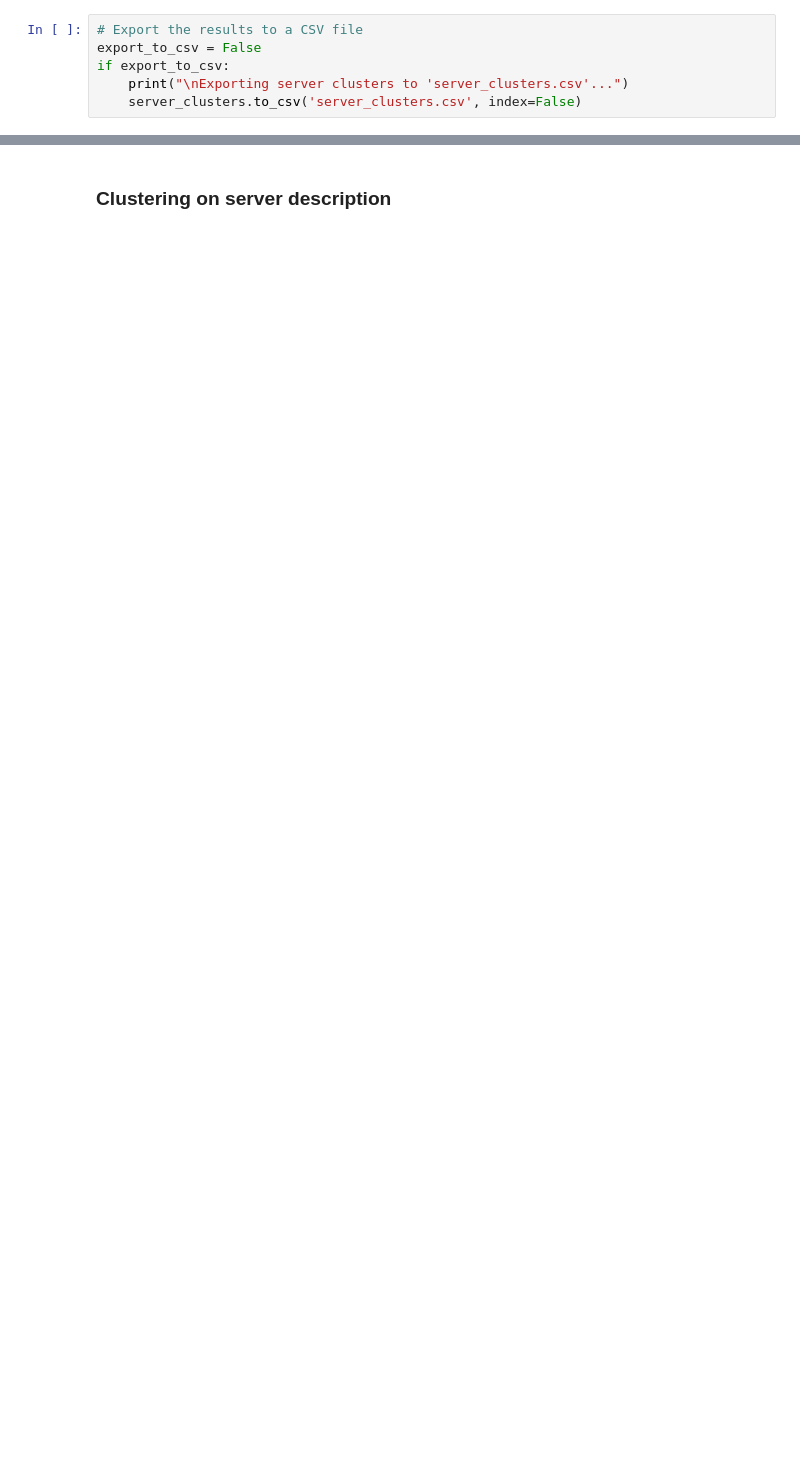
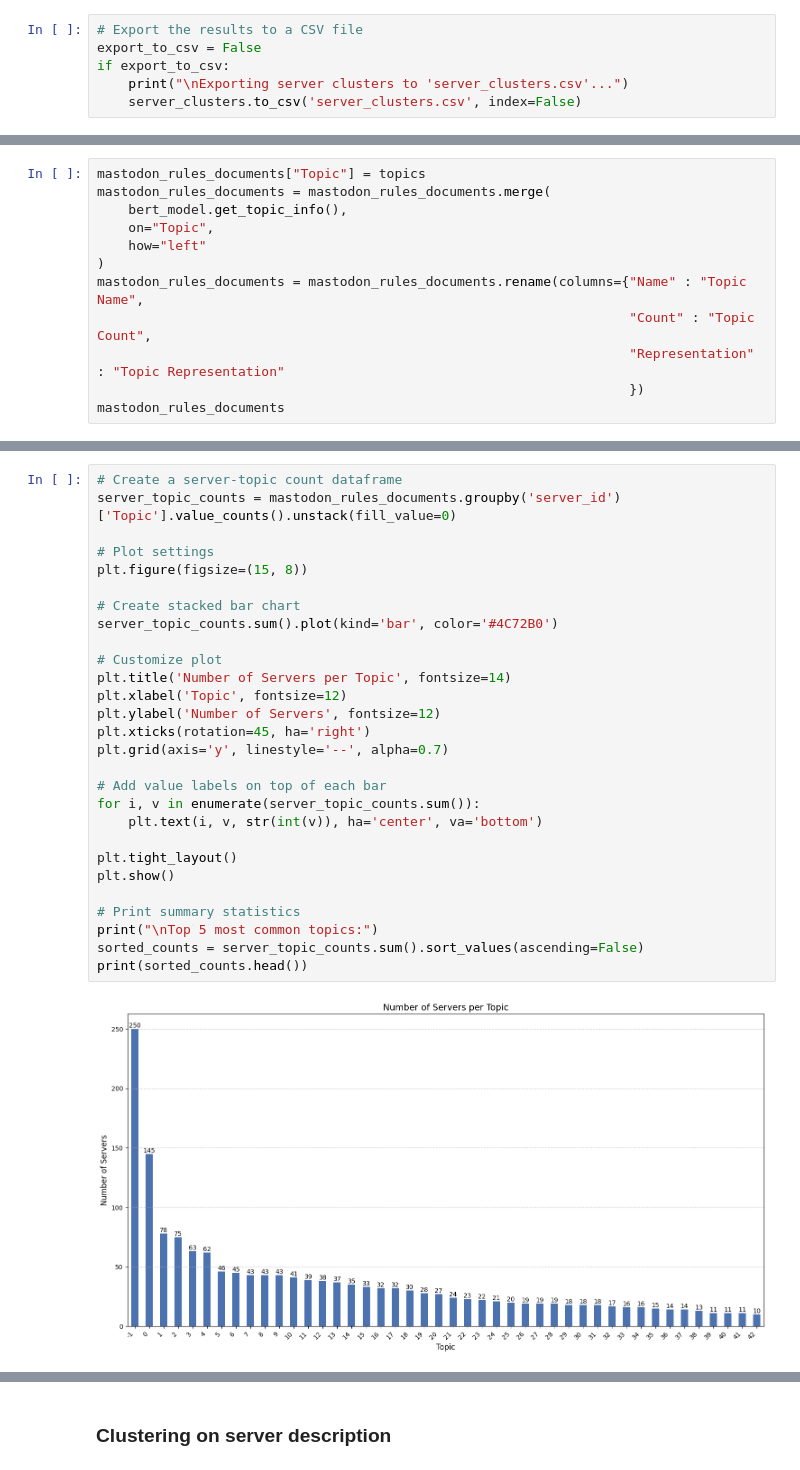
Before and after one commit to fht-epfl/socialmedia_project, a Jupyter notebook: analysis/NLP_analysis_rules.ipynb, the cells around one changed output, grey strips where cells are left out. Cells and saved outputs as stored; diff of their text form; blank space fills up the shorter version.

```diff
--- a/analysis/NLP_analysis_rules.ipynb
+++ b/analysis/NLP_analysis_rules.ipynb
@@ -545,0 +690,12 @@ if export_to_csv:
+# %%
+mastodon_rules_documents["Topic"] = topics
+mastodon_rules_documents = mastodon_rules_documents.merge(
+    bert_model.get_topic_info(),
+    on="Topic",
+    how="left"
+)
+mastodon_rules_documents = mastodon_rules_documents.rename(columns={"Name" : "Topic Name",
+                                                                    "Count" : "Topic Count",
+                                                                    "Representation" : "Topic Representation"
+                                                                    })
+mastodon_rules_documents
@@ -545,0 +716,30 @@ if export_to_csv:
+# %%
+# Create a server-topic count dataframe
+server_topic_counts = mastodon_rules_documents.groupby('server_id')['Topic'].value_counts().unstack(fill_value=0)
+
+# Plot settings
+plt.figure(figsize=(15, 8))
+
+# Create stacked bar chart
+server_topic_counts.sum().plot(kind='bar', color='#4C72B0')
+
+# Customize plot
+plt.title('Number of Servers per Topic', fontsize=14)
+plt.xlabel('Topic', fontsize=12)
+plt.ylabel('Number of Servers', fontsize=12)
+plt.xticks(rotation=45, ha='right')
+plt.grid(axis='y', linestyle='--', alpha=0.7)
+
+# Add value labels on top of each bar
+for i, v in enumerate(server_topic_counts.sum()):
+    plt.text(i, v, str(int(v)), ha='center', va='bottom')
+
+plt.tight_layout()
+plt.show()
+
+# Print summary statistics
+print("\nTop 5 most common topics:")
+sorted_counts = server_topic_counts.sum().sort_values(ascending=False)
+print(sorted_counts.head())
+# %% [output]
+[figure, added]
```
Also changed, not shown: parts of 91 cells of this notebook, 1 other file.
